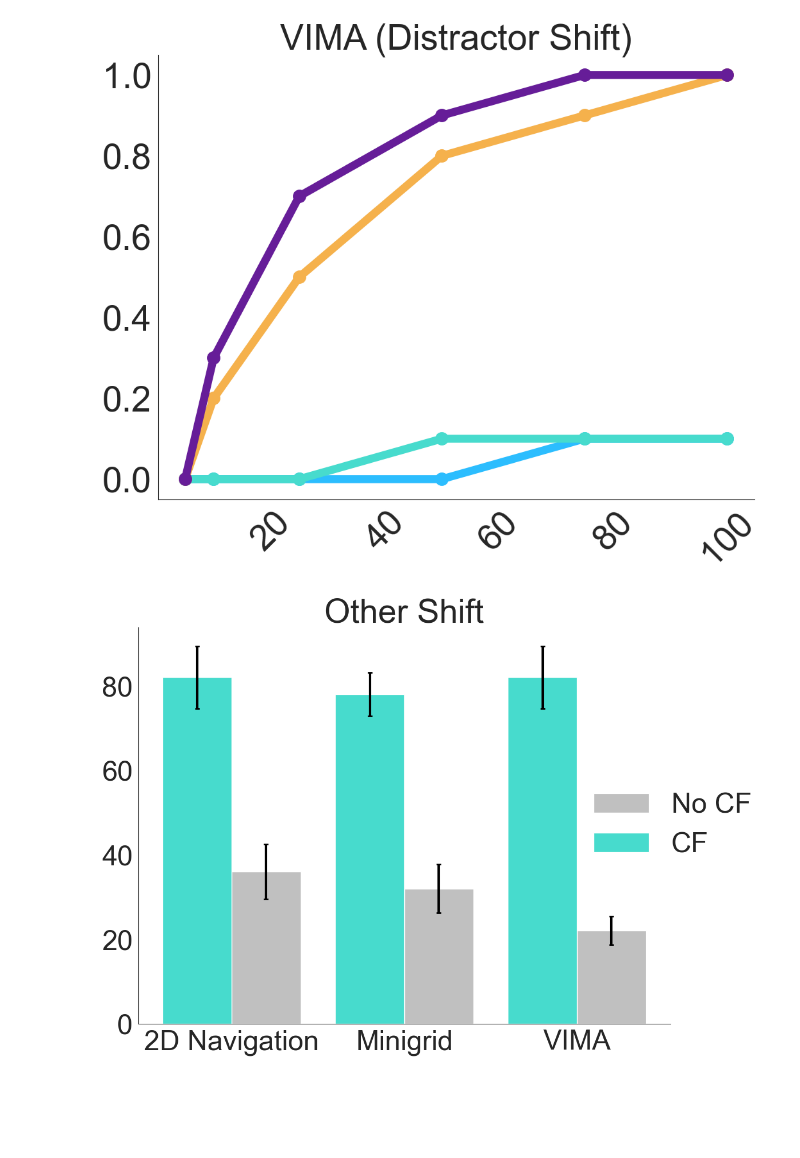
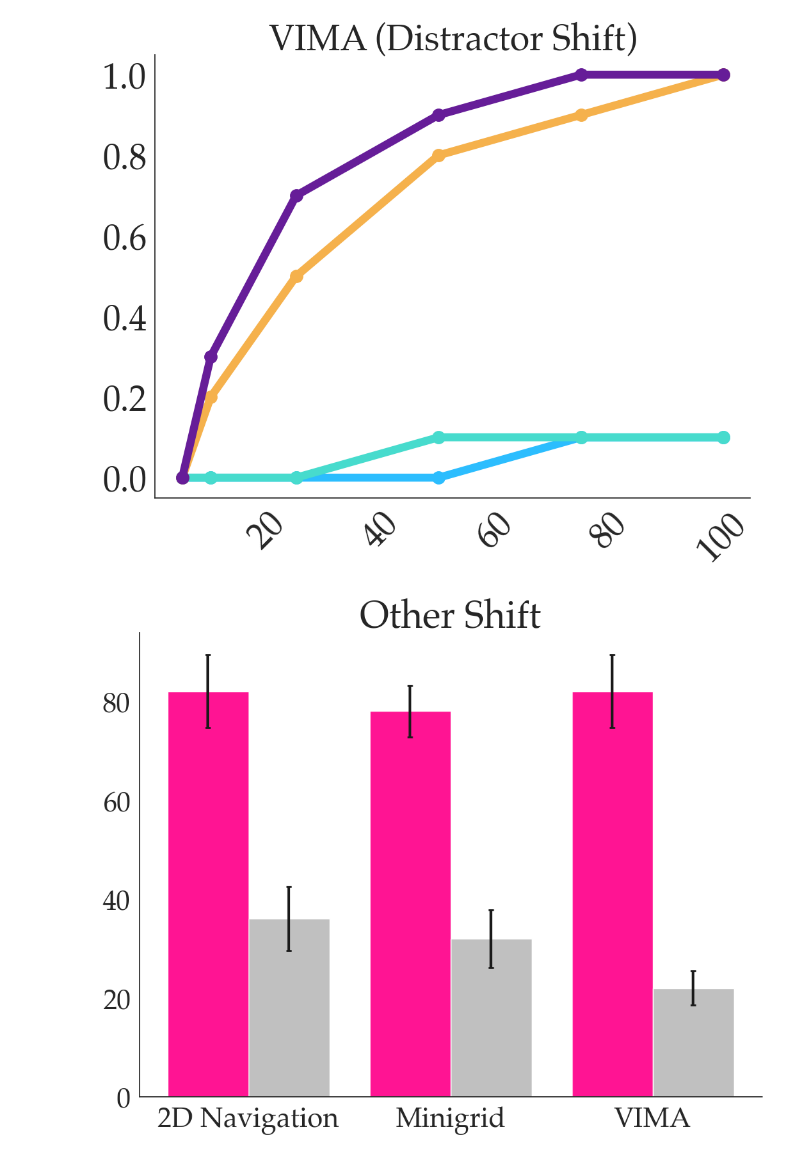
Before and after one commit to andipeng/counterfactual-adaptation, a Jupyter notebook: plots.ipynb, the cells around one changed output. Drawn from its saved outputs; the diff is of its cells as text; code cells hidden in the pictures; blank space fills up the shorter version.

Commit message:
plots updated

```diff
--- a/plots.ipynb
+++ b/plots.ipynb
@@ -2,7 +2,6 @@
 from matplotlib import pyplot as plt
 import numpy as np
 import seaborn as sns
-plt.rc('font',family='serif', serif=['Palatino'])
 
 CB91_Blue = '#2CBDFE'
 CB91_Green = '#47DBCD'
@@ -11,6 +10,18 @@ CB91_Purple = '#9D2EC5'
 CB91_Violet = '#661D98'
 CB91_Amber = '#F5B14C'
 color_list = [CB91_Blue, CB91_Green, CB91_Amber, CB91_Violet]
+
+def set_style():
+    sns.set(font='serif', font_scale=1.4)
+
+   # Make the background white, and specify the
+    # specific font family
+    sns.set_style("white", {
+        "font.family": "serif",
+        "font.weight": "normal",
+        "font.serif": ["Times", "Palatino", "serif"],
+        'axes.facecolor': 'white',
+        'lines.markeredgewidth': 1})
 # %%
 x = [5, 10, 20, 50, 75, 100]
 naive_h = [12.5, 9.9, 8.1, 3.1, 0.2, 0.2]
@@ -107,8 +118,10 @@ fontsize = 40
 markersize = 14
 linewidth = 9
 
+set_style()
+
 fig1 = plt.figure(figsize=(12,9))
-plt.rc('font',family='serif', serif=['Arial'])
+plt.rc('font',family='serif', serif=['Palatino'])
 plt.rcParams['axes.prop_cycle'] = plt.cycler(color=color_list)
 ax1 = fig1.add_subplot()
 ax1.set_title("VIMA (Distractor Shift)")
@@ -126,7 +139,7 @@ for item in ([ax1.title, ax1.xaxis.label, ax1.yaxis.label] +
              ax1.get_xticklabels() + ax1.get_yticklabels()):
     item.set_fontsize(fontsize)
 sns.despine()
-fig1.savefig('temp.png', bbox_inches='tight')
+fig1.savefig('temp.pdf', bbox_inches='tight')
 # %% [output]
-[figure, old version]
+[figure, new version]
 # %%
@@ -147,20 +160,22 @@ cf_error = [7.4,5.2,7.4]
 # %%
+set_style()
+plt.rc('font',family='serif', serif=['Palatino'])
 plt.rcParams.update({'font.size': 35})
-plt.rc('font',family='serif', serif=['Arial'])
 plt.figure(figsize=(12,9))
 
-figure1 = plt.bar(range(len(no_cf)), no_cf, yerr=no_cf_error, error_kw=dict(lw=3, capsize=3, capthick=2), align='edge', width=0.4, label='No CF', color='silver')
-figure2 = plt.bar(range(len(cf)), cf, yerr=cf_error, error_kw=dict(lw=3, capsize=3, capthick=2), align='edge', width=-0.4, label='CF', color=CB91_Green)
+figure1 = plt.bar(range(len(cf)), cf, yerr=cf_error, error_kw=dict(lw=3, capsize=3, capthick=2), align='edge', width=-0.4, label='CF', color='deeppink')
+figure2 = plt.bar(range(len(no_cf)), no_cf, yerr=no_cf_error, error_kw=dict(lw=3, capsize=3, capthick=2), align='edge', width=0.4, label='No CF', color='silver')
 
-plt.xticks(np.arange(3), ['2D Navigation','Minigrid','VIMA'])
+plt.xticks(np.arange(3), ['2D Navigation','Minigrid','VIMA'],fontsize=30)
+plt.yticks(fontsize=30)
 
-plt.legend(bbox_to_anchor=(1.2, 0.5),loc='right',frameon=False)
+#plt.legend(bbox_to_anchor=(1.25, 0.5),loc='best',frameon=False,fontsize=fontsize)
 
-plt.title("Other Shift")
+plt.title("Other Shift",fontsize=fontsize)
 #plt.ylabel("Accuracy",fontsize=fontsize)
 sns.despine()
 
 plt.savefig('temp.pdf', format="pdf", bbox_inches="tight")
 plt.show()
 # %% [output]
-[figure, old version]
+[figure, new version]
```
Also changed, not shown: parts of 1 cell of this notebook, 2 other files.
